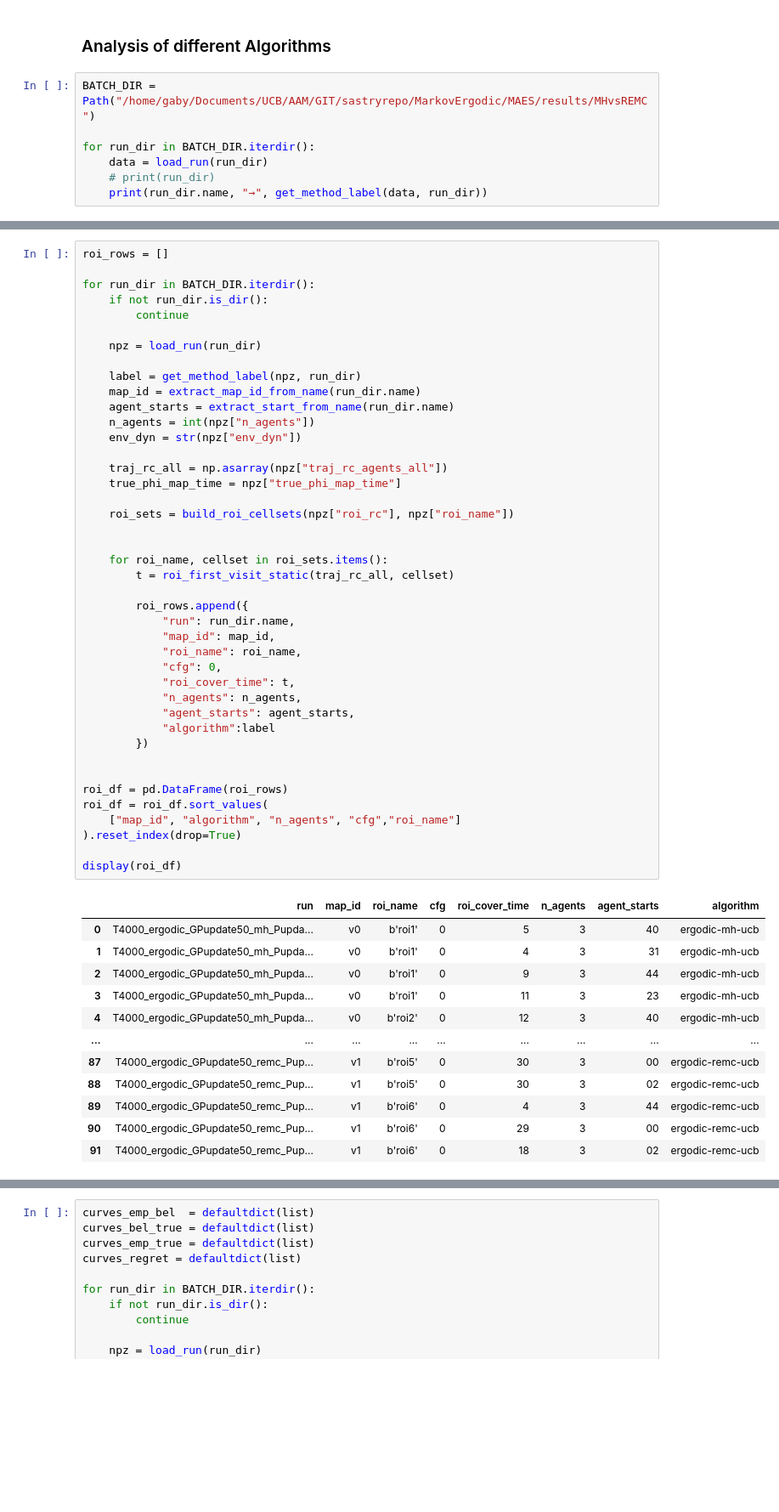
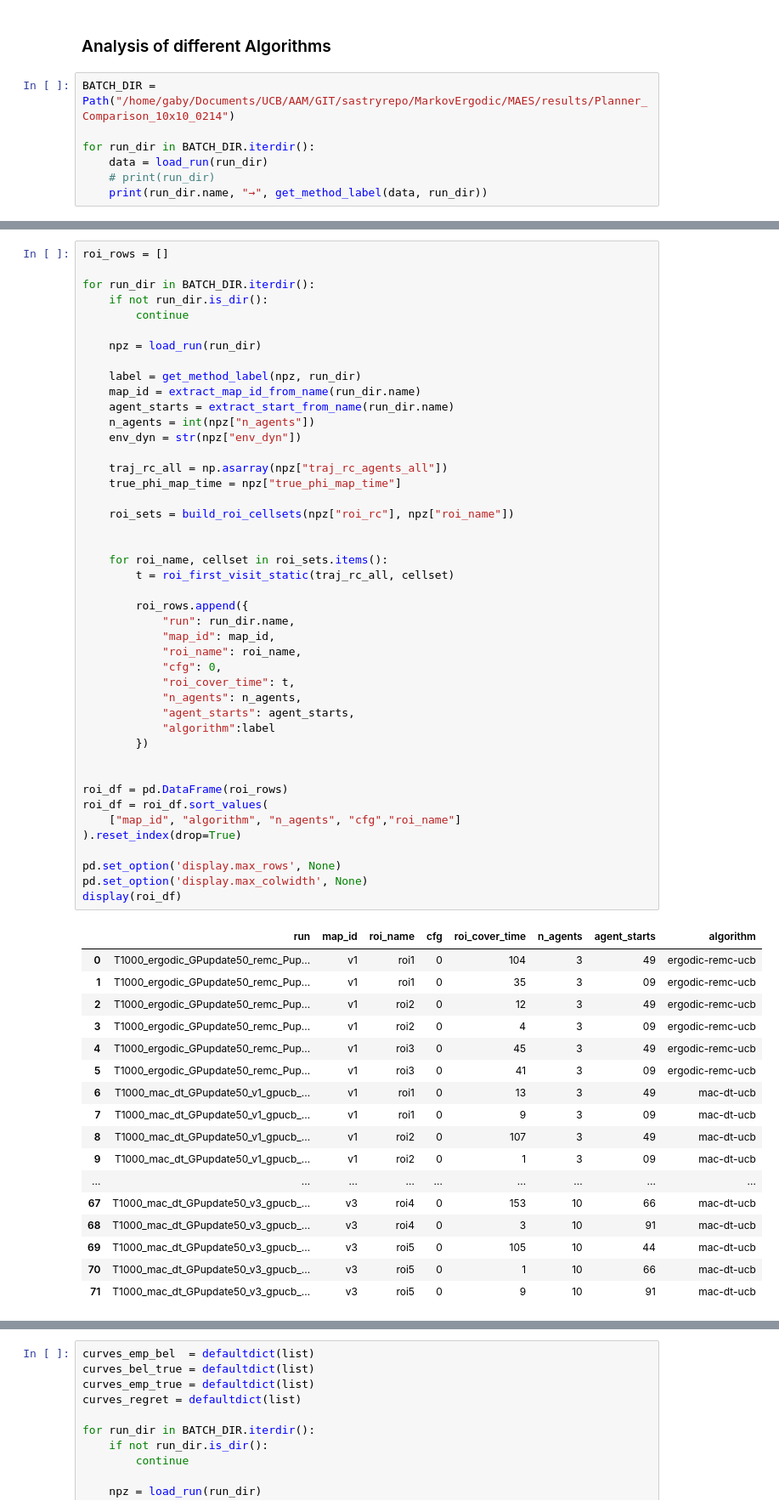
Before and after one commit to sastry-group/MAES, a Jupyter notebook: viz/plot_multiple_methods.ipynb, the cells around one changed output, grey strips where cells are left out. Shown at 85% size. Cells and saved outputs as stored; diff of their text form; blank space fills up the shorter version.

```diff
--- a/viz/plot_multiple_methods.ipynb
+++ b/viz/plot_multiple_methods.ipynb
@@ -228,7 +228,7 @@ def build_roi_cellsets(roi_rc, roi_name):
 # %% [markdown]
 ### Analysis of different Algorithms
 # %%
-BATCH_DIR = Path("/home/gaby/Documents/UCB/AAM/GIT/sastryrepo/MarkovErgodic/MAES/results/MHvsREMC")
+BATCH_DIR = Path("/home/gaby/Documents/UCB/AAM/GIT/sastryrepo/MarkovErgodic/MAES/results/Planner_Comparison_10x10_0214")
 
 for run_dir in BATCH_DIR.iterdir():
     data = load_run(run_dir)
@@ -346,41 +350,48 @@ for run_dir in BATCH_DIR.iterdir():
 
     traj_rc_all = np.asarray(npz["traj_rc_agents_all"])
     true_phi_map_time = npz["true_phi_map_time"]
 
     roi_sets = build_roi_cellsets(npz["roi_rc"], npz["roi_name"])
 
 
     for roi_name, cellset in roi_sets.items():
         t = roi_first_visit_static(traj_rc_all, cellset)
 
         roi_rows.append({
             "run": run_dir.name,
             "map_id": map_id,
             "roi_name": roi_name,
             "cfg": 0,
             "roi_cover_time": t,
             "n_agents": n_agents,
             "agent_starts": agent_starts,
             "algorithm":label
         })
 
 
 roi_df = pd.DataFrame(roi_rows)
 roi_df = roi_df.sort_values(
     ["map_id", "algorithm", "n_agents", "cfg","roi_name"]
 ).reset_index(drop=True)
 
+pd.set_option('display.max_rows', None)
+pd.set_option('display.max_colwidth', None)
 display(roi_df)
 # %% [output]
 |  | run | map_id | roi_name | cfg | roi_cover_time | n_agents | agent_starts | algorithm |
-| 0 | T4000_ergodic_GPupdate50_mh_Pupda... | v0 | b'roi1' | 0 | 5 | 3 | 40 | ergodic-mh-ucb |
-| 1 | T4000_ergodic_GPupdate50_mh_Pupda... | v0 | b'roi1' | 0 | 4 | 3 | 31 | ergodic-mh-ucb |
-| 2 | T4000_ergodic_GPupdate50_mh_Pupda... | v0 | b'roi1' | 0 | 9 | 3 | 44 | ergodic-mh-ucb |
-| 3 | T4000_ergodic_GPupdate50_mh_Pupda... | v0 | b'roi1' | 0 | 11 | 3 | 23 | ergodic-mh-ucb |
-| 4 | T4000_ergodic_GPupdate50_mh_Pupda... | v0 | b'roi2' | 0 | 12 | 3 | 40 | ergodic-mh-ucb |
+| 0 | T1000_ergodic_GPupdate50_remc_Pup... | v1 | roi1 | 0 | 104 | 3 | 49 | ergodic-remc-ucb |
+| 1 | T1000_ergodic_GPupdate50_remc_Pup... | v1 | roi1 | 0 | 35 | 3 | 09 | ergodic-remc-ucb |
+| 2 | T1000_ergodic_GPupdate50_remc_Pup... | v1 | roi2 | 0 | 12 | 3 | 49 | ergodic-remc-ucb |
+| 3 | T1000_ergodic_GPupdate50_remc_Pup... | v1 | roi2 | 0 | 4 | 3 | 09 | ergodic-remc-ucb |
+| 4 | T1000_ergodic_GPupdate50_remc_Pup... | v1 | roi3 | 0 | 45 | 3 | 49 | ergodic-remc-ucb |
+| 5 | T1000_ergodic_GPupdate50_remc_Pup... | v1 | roi3 | 0 | 41 | 3 | 09 | ergodic-remc-ucb |
+| 6 | T1000_mac_dt_GPupdate50_v1_gpucb_... | v1 | roi1 | 0 | 13 | 3 | 49 | mac-dt-ucb |
+| 7 | T1000_mac_dt_GPupdate50_v1_gpucb_... | v1 | roi1 | 0 | 9 | 3 | 09 | mac-dt-ucb |
+| 8 | T1000_mac_dt_GPupdate50_v1_gpucb_... | v1 | roi2 | 0 | 107 | 3 | 49 | mac-dt-ucb |
+| 9 | T1000_mac_dt_GPupdate50_v1_gpucb_... | v1 | roi2 | 0 | 1 | 3 | 09 | mac-dt-ucb |
 | ... | ... | ... | ... | ... | ... | ... | ... | ... |
-| 87 | T4000_ergodic_GPupdate50_remc_Pup... | v1 | b'roi5' | 0 | 30 | 3 | 00 | ergodic-remc-ucb |
-| 88 | T4000_ergodic_GPupdate50_remc_Pup... | v1 | b'roi5' | 0 | 30 | 3 | 02 | ergodic-remc-ucb |
-| 89 | T4000_ergodic_GPupdate50_remc_Pup... | v1 | b'roi6' | 0 | 4 | 3 | 44 | ergodic-remc-ucb |
-| 90 | T4000_ergodic_GPupdate50_remc_Pup... | v1 | b'roi6' | 0 | 29 | 3 | 00 | ergodic-remc-ucb |
-| 91 | T4000_ergodic_GPupdate50_remc_Pup... | v1 | b'roi6' | 0 | 18 | 3 | 02 | ergodic-remc-ucb |
+| 67 | T1000_mac_dt_GPupdate50_v3_gpucb_... | v3 | roi4 | 0 | 153 | 10 | 66 | mac-dt-ucb |
+| 68 | T1000_mac_dt_GPupdate50_v3_gpucb_... | v3 | roi4 | 0 | 3 | 10 | 91 | mac-dt-ucb |
+| 69 | T1000_mac_dt_GPupdate50_v3_gpucb_... | v3 | roi5 | 0 | 105 | 10 | 44 | mac-dt-ucb |
+| 70 | T1000_mac_dt_GPupdate50_v3_gpucb_... | v3 | roi5 | 0 | 1 | 10 | 66 | mac-dt-ucb |
+| 71 | T1000_mac_dt_GPupdate50_v3_gpucb_... | v3 | roi5 | 0 | 9 | 10 | 91 | mac-dt-ucb |
```
Also changed, not shown: parts of 6 cells of this notebook, 8 other files.
